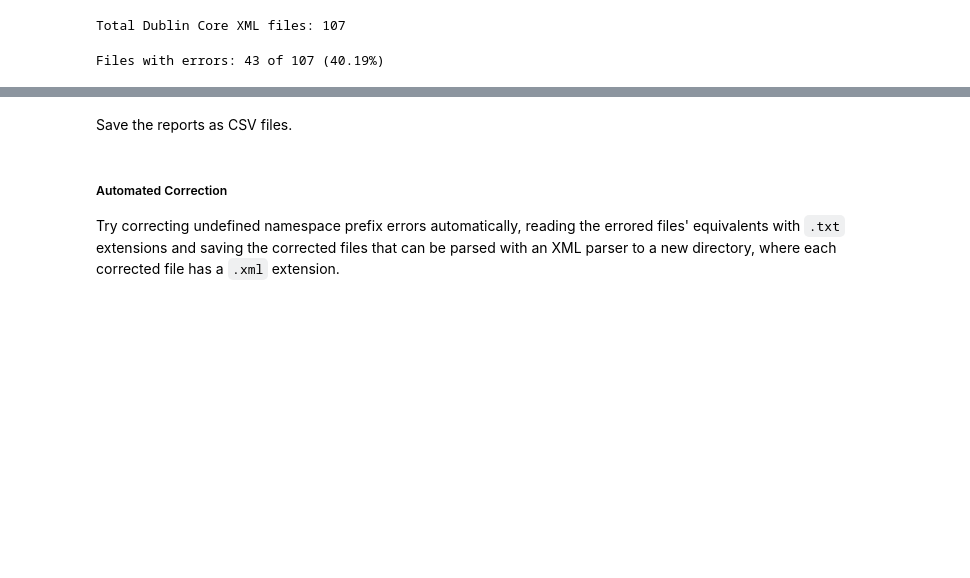
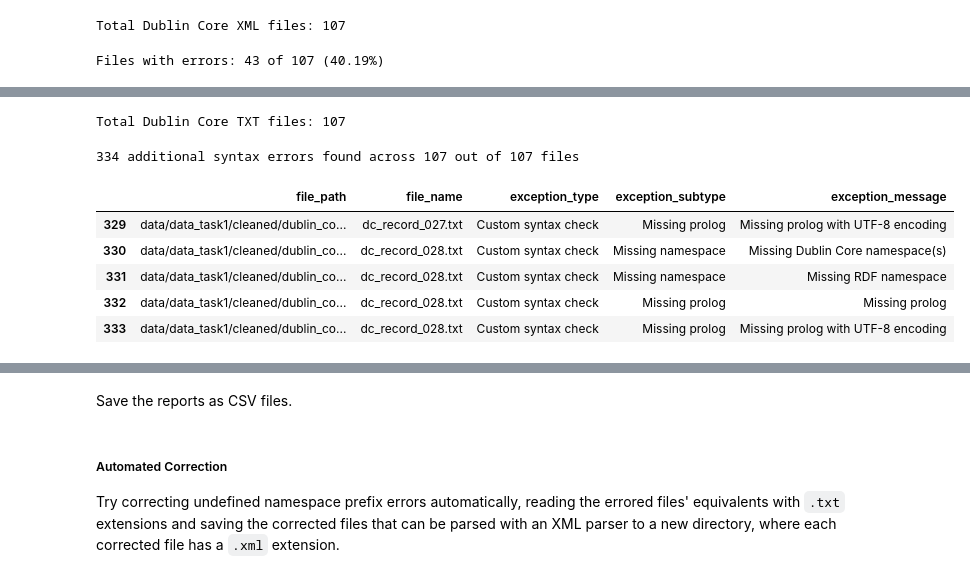
Before and after one commit to thegoose20/lada-eval, a Jupyter notebook: evaluation-syntax.ipynb, the cells around one changed output, grey strips where cells are left out. Drawn from its saved outputs; the diff is of its cells as text; code cells hidden in the pictures; blank space fills up the shorter version.

```diff
--- a/evaluation-syntax.ipynb
+++ b/evaluation-syntax.ipynb
@@ -164,3 +152,54 @@ df_se.head()
+# %%
+extension = ".txt"
+dublin_file_paths = []
+dublin_files_t1 = [f for f in os.listdir(dublin_t1_dir) if f.endswith(extension)]
+dublin_file_paths += [dublin_t1_dir+f for f in dublin_files_t1]
+dublin_files_p1 = [f for f in os.listdir(dublin_p1_dir) if f.endswith(extension)]
+dublin_file_paths += [dublin_p1_dir+f for f in dublin_files_p1]
+dublin_files_p3 = [f for f in os.listdir(dublin_p3_dir) if f.endswith(extension)]
+dublin_file_paths += [dublin_p3_dir+f for f in dublin_files_p3]
+dublin_file_paths.sort()
+total_dctxt_files = len(dublin_file_paths)
+print(f"Total Dublin Core {extension[1:].upper()} files:", total_dctxt_files)
+# %% [output]
+Total Dublin Core TXT files: 107
+# %%
+custom_syntax_errors, more_errored_files = [], []
+for file_path in dublin_file_paths:
+    with open(file_path, "r") as f:
+        f_string = f.read()
+        if not utils.hasDCNamespaces(f_string):
+            f_error = {"file": file_path, "exception_type": "Custom syntax check", "exception_subtype": "Missing namespace", "exception_message": "Missing Dublin Core namespace(s)"}
+            custom_syntax_errors += [f_error]
+            more_errored_files += [file_path]
+        if not utils.hasRDFNamespace(f_string):
+            f_error = {"file": file_path, "exception_type": "Custom syntax check", "exception_subtype": "Missing namespace", "exception_message": "Missing RDF namespace"}
+            custom_syntax_errors += [f_error]
+            more_errored_files += [file_path]
+        if not utils.hasProlog(f_string):
+            f_error = {"file": file_path, "exception_type": "Custom syntax check", "exception_subtype": "Missing prolog", "exception_message": "Missing prolog"}
+            custom_syntax_errors += [f_error]
+            more_errored_files += [file_path]
+        if not utils.hasPrologWithEncoding(f_string):
+            f_error = {"file": file_path, "exception_type": "Custom syntax check", "exception_subtype": "Missing prolog", "exception_message": "Missing prolog with UTF-8 encoding"}
+            custom_syntax_errors += [f_error]
+            more_errored_files += [file_path]
+print(len(custom_syntax_errors), "additional syntax errors found across", len(set(more_errored_files)), "out of", total_dctxt_files, "files")
+# %% [output]
+334 additional syntax errors found across 107 out of 107 files
+# %%
+df_se = pd.concat([df_se, pd.DataFrame.from_dict(custom_syntax_errors)])
+new_file_col = df_se["file"].apply(lambda x: x.split("/")[-1])
+df_se = df_se.rename(columns={"file":"file_path"})
+df_se.insert(1, "file_name", new_file_col)
+df_se.tail()
+# %% [output]
+|  | file_path | file_name | exception_type | exception_subtype | exception_message |
+| 329 | data/data_task1/cleaned/dublin_co... | dc_record_027.txt | Custom syntax check | Missing prolog | Missing prolog with UTF-8 encoding |
+| 330 | data/data_task1/cleaned/dublin_co... | dc_record_028.txt | Custom syntax check | Missing namespace | Missing Dublin Core namespace(s) |
+| 331 | data/data_task1/cleaned/dublin_co... | dc_record_028.txt | Custom syntax check | Missing namespace | Missing RDF namespace |
+| 332 | data/data_task1/cleaned/dublin_co... | dc_record_028.txt | Custom syntax check | Missing prolog | Missing prolog |
+| 333 | data/data_task1/cleaned/dublin_co... | dc_record_028.txt | Custom syntax check | Missing prolog | Missing prolog with UTF-8 encoding |
 # %%
 subtype_report = pd.DataFrame(df_se.exception_subtype.value_counts()).reset_index()
 subtype_report = subtype_report.rename(columns={"exception_subtype":"exception"})
```
Also changed, not shown: parts of 16 cells of this notebook, 1 other file.
